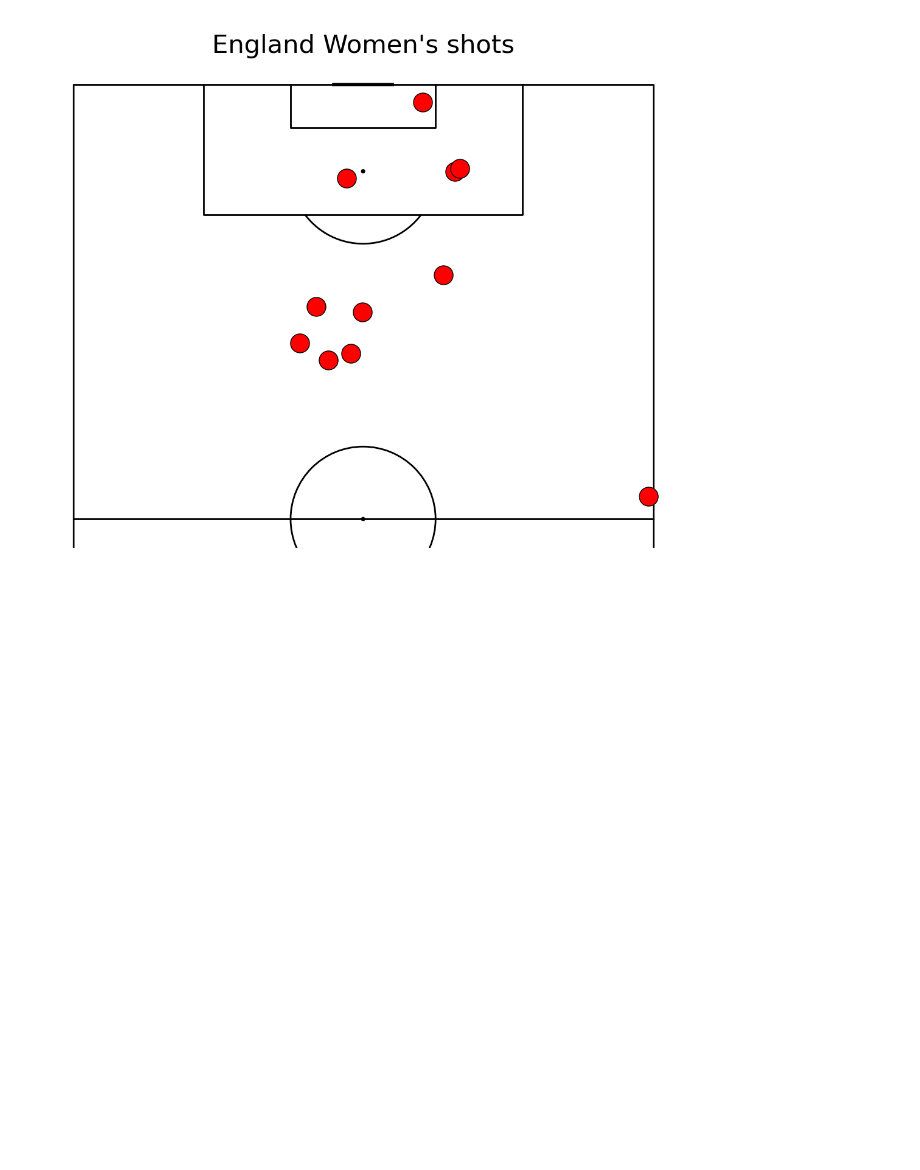
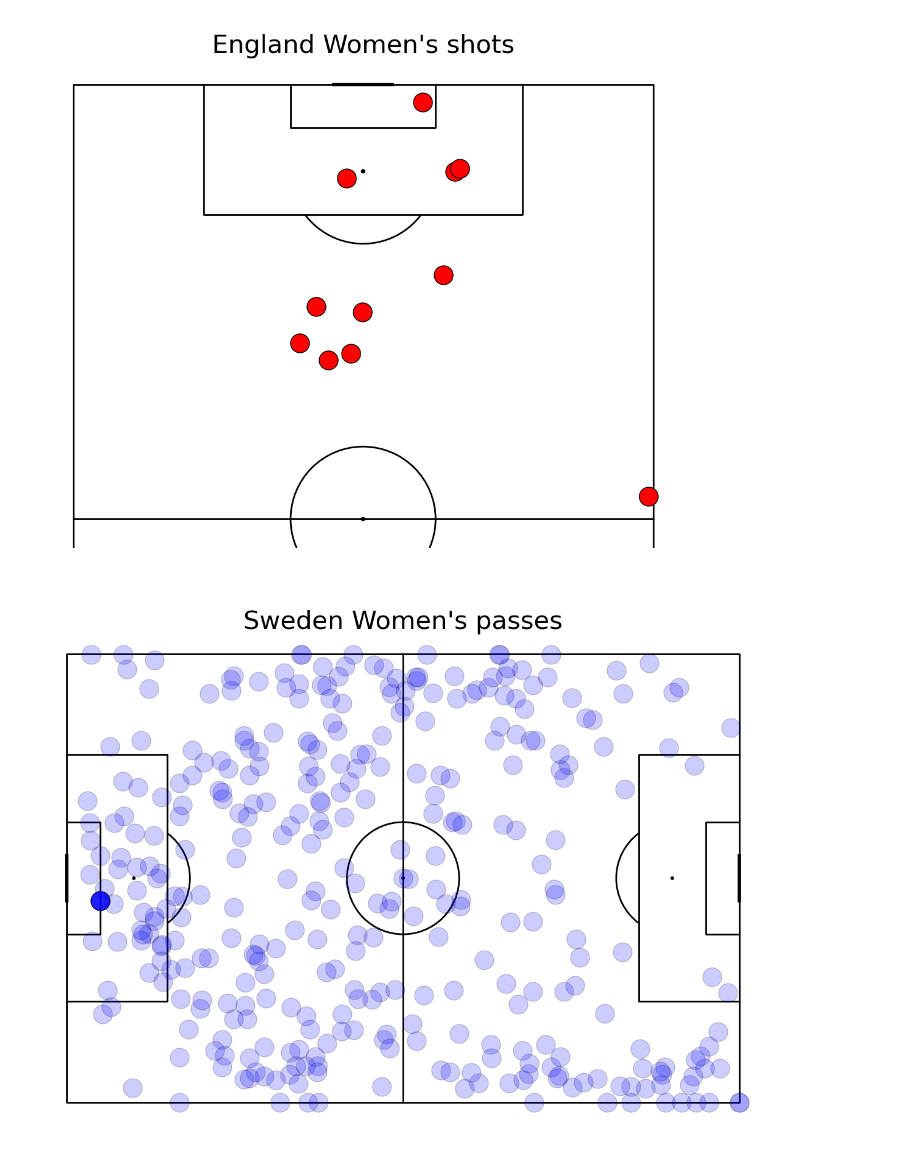
Before and after one commit to MarijnSt/soccermatics, a Jupyter notebook: 1-event-data/1-1-plotting-shots.ipynb, the cells around one changed output. Cells and saved outputs as stored; diff of their text form; code cells hidden in the pictures; blank space fills up the shorter version.

Commit message:
challenge: plot passes for team and player

```diff
--- a/1-event-data/1-1-plotting-shots.ipynb
+++ b/1-event-data/1-1-plotting-shots.ipynb
@@ -65,3 +65,18 @@ plot_team_shots_half(team1, "red")
 plt.show()
 # %% [output]
 [figure]
+# %%
+# CHALLENGE: PASS MAP FOR TEAM
+pitch = Pitch(line_color='black')
+fig, ax = pitch.grid(grid_height=0.9, title_height=0.06, axis=False,
+                     endnote_height=0.04, title_space=0, endnote_space=0)
+
+passes_df = df.loc[(df["type_name"] == "Pass") & (df["team_name"] == team2)].set_index("id")
+passes_df.head()
+
+# plot start point of all passes
+pitch.scatter(passes_df["x"], passes_df["y"], alpha=0.2, s=500, color="blue", ax=ax["pitch"], edgecolors="black")
+fig.suptitle(f"{team2} passes", fontsize=30)
+plt.show()
+# %% [output]
+[figure, added]
```
Also changed, not shown: parts of 1 cell of this notebook.
